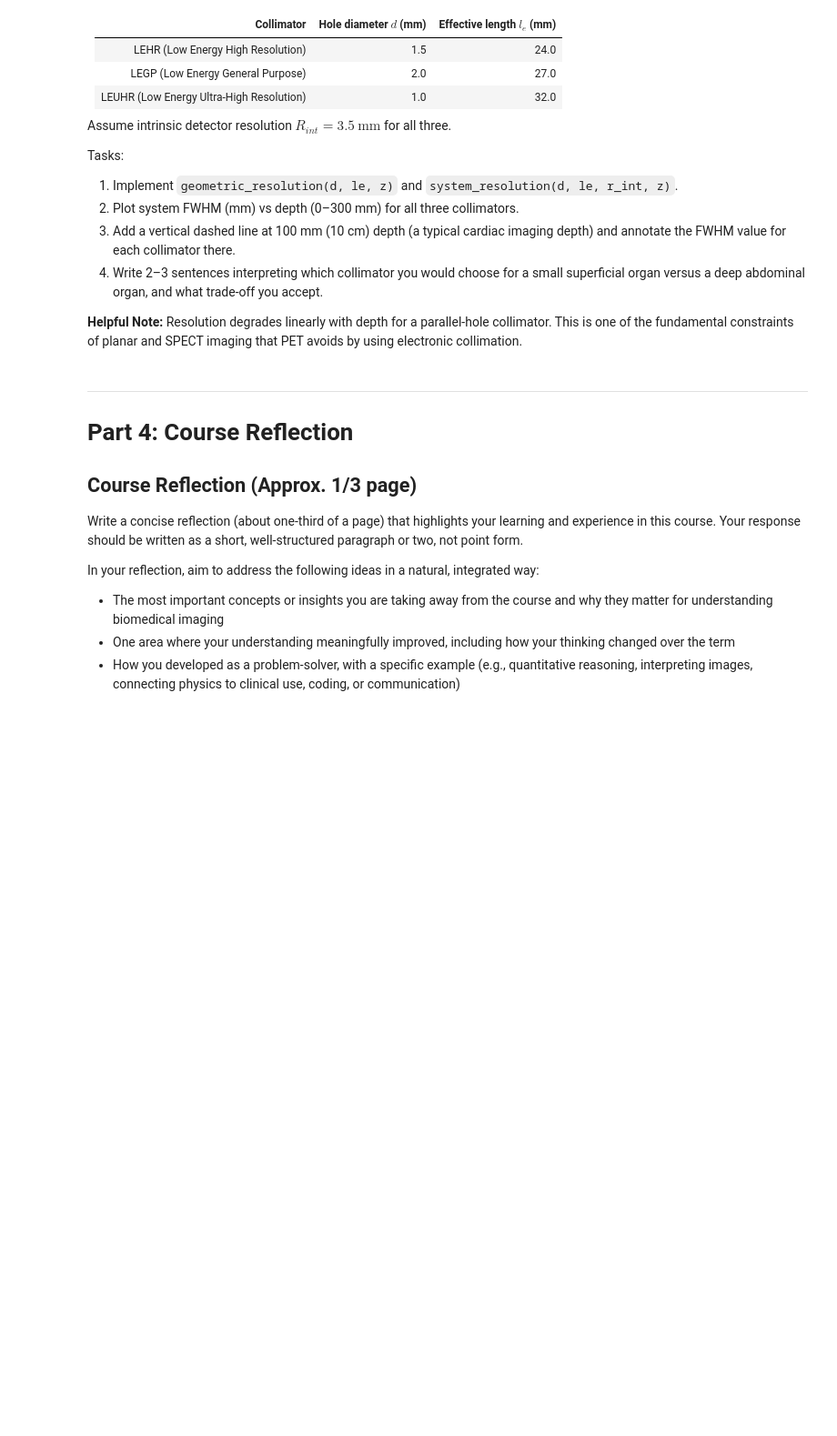
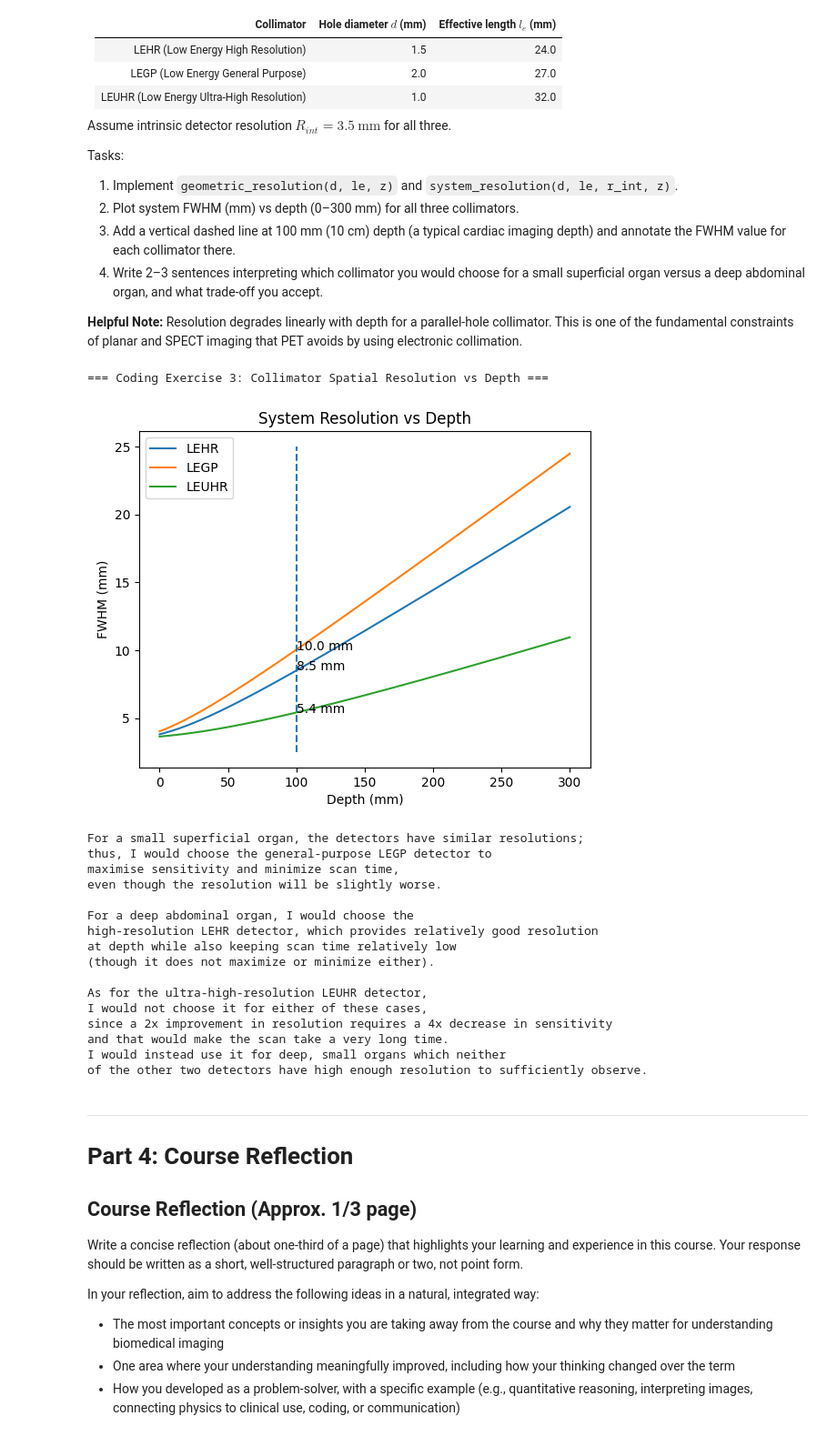
Before and after one commit to DeemDeem52/BMEN509-623_Deliverable_5, a Jupyter notebook: deliverable-05-starter.ipynb, the cells around one changed output. Shown at 91% size. Saved outputs shown, nothing was run; the diff lists cells and outputs as text; code cells hidden in the pictures; blank space fills up the shorter version.

Commit message:
Coding Exercise 3

```diff
--- a/deliverable-05-starter.ipynb
+++ b/deliverable-05-starter.ipynb
@@ -491,25 +491,96 @@ Tasks:
 # %%
 print("=== Coding Exercise 3: Collimator Spatial Resolution vs Depth ===")
 
 import matplotlib.pyplot as plt
 import numpy as np
 
 # Given in the instructions/table
 r_int_mm = 3.5
 depth_mm = np.linspace(0.0, 300.0, 301)
 cardiac_depth_mm = 100.0
 
 # TODO 1: Create a collimator parameter dictionary for LEHR, LEGP, LEUHR using d (mm) and l_e (mm) from the markdown table.
-
+collimators = {
+    "LEHR" : {
+        "d" : 1.5,
+        "le" : 24
+    },
+    "LEGP" : {
+        "d" : 2.0,
+        "le" : 27
+    },
+    "LEUHR" : {
+        "d" : 1.0,
+        "le" : 32
+    }
+}
 # TODO 2: Implement geometric_resolution(d_mm, le_mm, z_mm).
+def geometric_resolution(d_mm, le_mm, z_mm):
+    return d_mm * (le_mm + z_mm) / le_mm
 
 # TODO 3: Implement system_resolution(d_mm, le_mm, r_int_mm, z_mm).
+def system_resolution(d_mm, le_mm, r_int_mm, z_mm):
+    return np.sqrt(geometric_resolution(d_mm, le_mm, z_mm)**2 + r_int_mm**2)
 
 # TODO 4: Plot system FWHM vs depth for all three collimators.
+plt.plot([system_resolution(collimators["LEHR"]["d"], collimators["LEHR"]["le"], r_int_mm, z_mm) for z_mm in depth_mm])
+plt.plot([system_resolution(collimators["LEGP"]["d"], collimators["LEGP"]["le"], r_int_mm, z_mm) for z_mm in depth_mm])
+plt.plot([system_resolution(collimators["LEUHR"]["d"], collimators["LEUHR"]["le"], r_int_mm, z_mm) for z_mm in depth_mm])
 
 # TODO 5: Add a vertical dashed line at 100 mm and annotate each curve's value there.
+plt.vlines(100, 2.5, 25, linestyles="dashed")
+
+LEHR_100mm = system_resolution(collimators["LEHR"]["d"], collimators["LEHR"]["le"], r_int_mm, 100)
+LEGP_100mm = system_resolution(collimators["LEGP"]["d"], collimators["LEGP"]["le"], r_int_mm, 100)
+LEUHR_100mm = system_resolution(collimators["LEUHR"]["d"], collimators["LEUHR"]["le"], r_int_mm, 100)
+
+plt.annotate(f"{round(LEHR_100mm, 1)} mm", (100, LEHR_100mm))
+plt.annotate(f"{round(LEGP_100mm, 1)} mm", (100, LEGP_100mm))
+plt.annotate(f"{round(LEUHR_100mm, 1)} mm", (100, LEUHR_100mm))
 
 # TODO 6: Add labels/title/legend and write 2–3 sentences on clinical trade-offs.
+plt.title("System Resolution vs Depth")
+plt.xlabel("Depth (mm)"); plt.ylabel("FWHM (mm)")
+plt.legend(["LEHR", "LEGP", "LEUHR"])
+plt.show()
+
+print("""
+For a small superficial organ, the detectors have similar resolutions;
+thus, I would choose the general-purpose LEGP detector to
+maximise sensitivity and minimize scan time,
+even though the resolution will be slightly worse.
+
+For a deep abdominal organ, I would choose the
+high-resolution LEHR detector, which provides relatively good resolution
+at depth while also keeping scan time relatively low
+(though it does not maximize or minimize either).
+
+As for the ultra-high-resolution LEUHR detector,
+I would not choose it for either of these cases,
+since a 2x improvement in resolution requires a 4x decrease in sensitivity
+and that would make the scan take a very long time.
+I would instead use it for deep, small organs which neither
+of the other two detectors have high enough resolution to sufficiently observe.
+""")
+# %% [output]
+=== Coding Exercise 3: Collimator Spatial Resolution vs Depth ===
+[figure, added]
+For a small superficial organ, the detectors have similar resolutions;
+thus, I would choose the general-purpose LEGP detector to
+maximise sensitivity and minimize scan time,
+even though the resolution will be slightly worse.
+
+For a deep abdominal organ, I would choose the
+high-resolution LEHR detector, which provides relatively good resolution
+at depth while also keeping scan time relatively low
+(though it does not maximize or minimize either).
+
+As for the ultra-high-resolution LEUHR detector,
+I would not choose it for either of these cases,
+since a 2x improvement in resolution requires a 4x decrease in sensitivity
+and that would make the scan take a very long time.
+I would instead use it for deep, small organs which neither
+of the other two detectors have high enough resolution to sufficiently observe.
 # %% [markdown]
 ---
 # Part 4: Course Reflection
```
